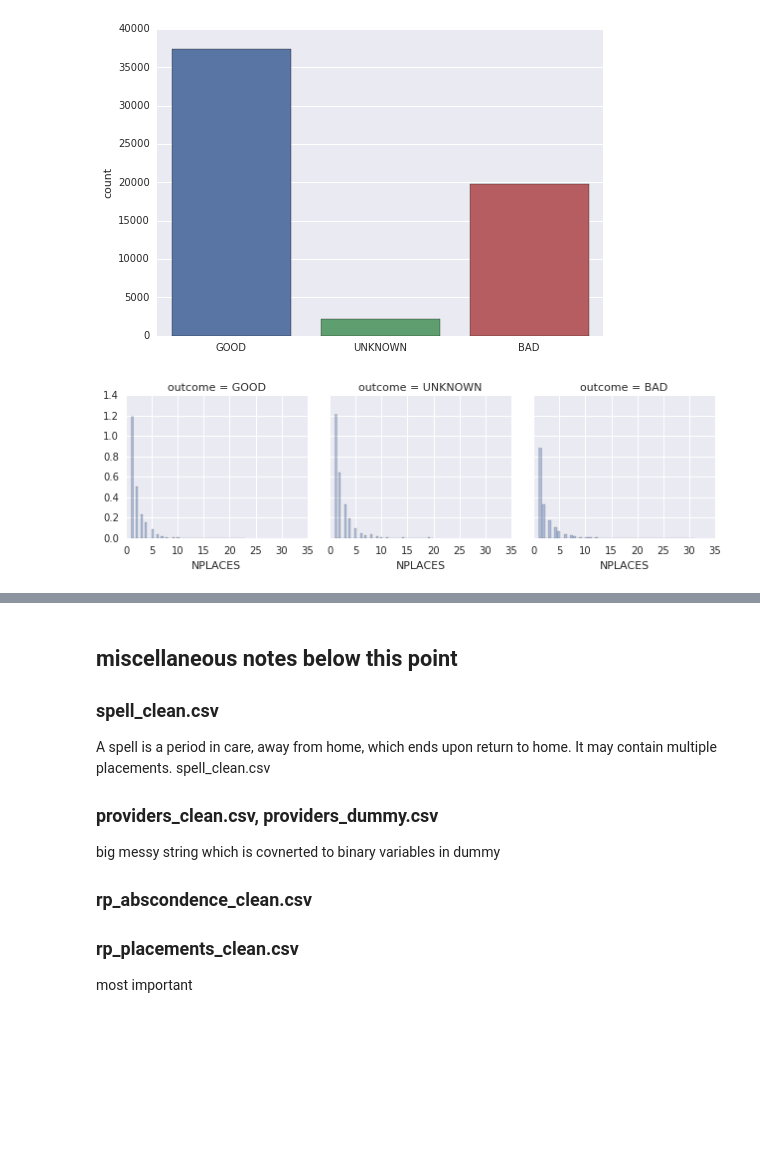
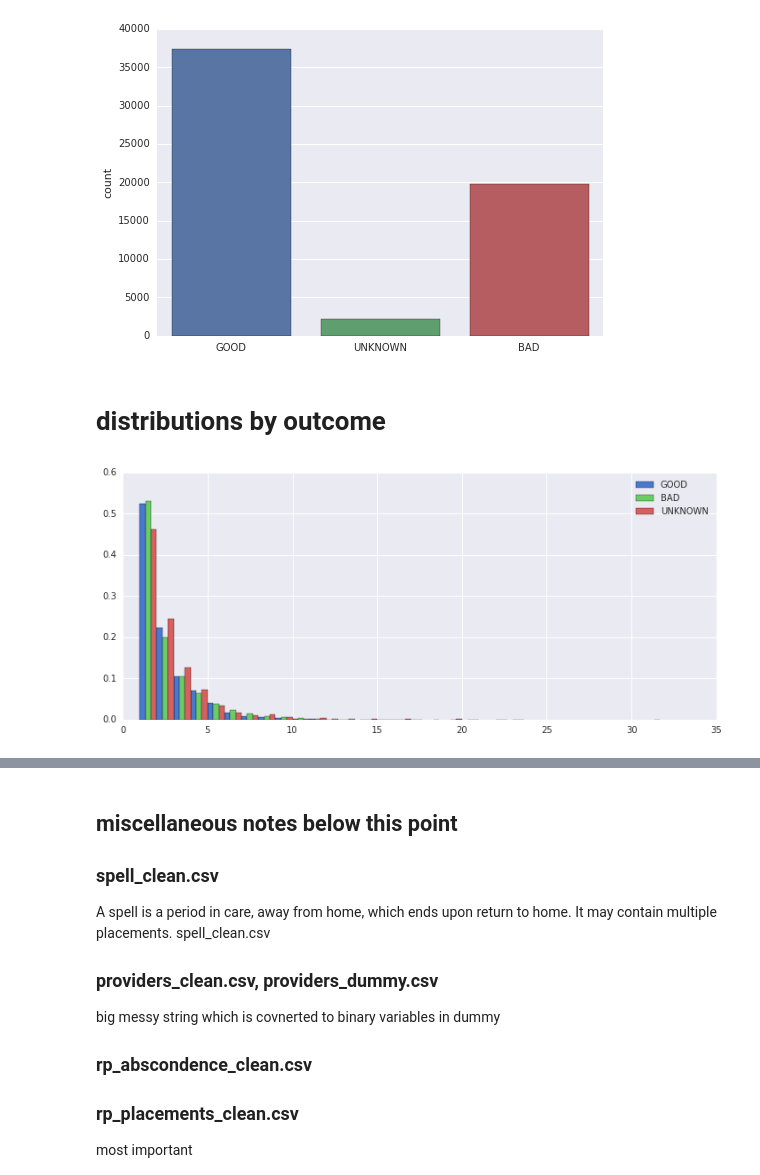
Before and after one commit to rachelauryn/FosterCareMobility, a Jupyter notebook: python/aec.ipynb, the cells around one changed output, grey strips where cells are left out. Saved outputs shown, nothing was run; the diff lists cells and outputs as text; code cells hidden in the pictures; blank space fills up the shorter version.

```diff
--- a/python/aec.ipynb
+++ b/python/aec.ipynb
@@ -86,12 +94,32 @@ sns.countplot(outcomes)
 spells['outcome'] = outcomes
 # %% [output]
 [figure]
-# %%
-# sns.countplot(x = 'NPLACES', hue = 'outcome', data=spells)
-nplaces_pmf_good = lv.get_pmf(spells[spells.outcome=='GOOD'].NPLACES)
-nplaces_pmf_bad = lv.get_pmf(spells[spells.outcome=='BAD'].NPLACES)
-# sns.barplot(nplaces_pmf_good.index, nplaces_pmf_good)
-g = sns.FacetGrid(spells, col='outcome')
-g.map(sns.distplot, 'NPLACES', kde=False, norm_hist=True);
-# %% [output]
-[figure, removed]
+# %% [markdown]
+# distributions by outcome
+# %%
+def dist_by_outcome(col, data=spells, figsize=(12,5)):
+#     g = sns.FacetGrid(spells, col='outcome', size = 4.5)
+#     g.map(sns.distplot, 'NPLACES', kde=False, norm_hist=True, hist_kws={'alpha':1})
+    fig, ax = plt.subplots(1,1, figsize=figsize)
+    for i,x in enumerate(['GOOD', 'BAD', 'UNKNOWN']):
+        series = data[data.outcome==x][col]
+        pmf = lv.get_pmf(series)
+        color = sns.color_palette('muted')
+        ax.bar(pmf.index+i/3, pmf, 1/3, facecolor=color[i], label=x)
+    ax.legend()
+def cdf_by_outcome(col, data=spells, figsize=(12,5), scale='lin'):
+#     g = sns.FacetGrid(spells, col='outcome', size = 4.5)
+#     g.map(sns.distplot, 'NPLACES', kde=False, norm_hist=True, hist_kws={'alpha':1})
+    fig, ax = plt.subplots(1,1, figsize=figsize)
+    for i,x in enumerate(['GOOD', 'BAD', 'UNKNOWN']):
+        series = data[data.outcome==x][col]
+        cmf = lv.get_cdf(series)
+        color = sns.color_palette('muted')
+        plot_fn = ax.plot if scale=='lin' else ax.semilogx
+        plot_fn(cmf.index, cmf, color=color[i], label=x)
+    ax.legend()
+# %%
+# PMF of number of placements in spell, separated by outcome
+dist_by_outcome('NPLACES')
+# %% [output]
+[figure, added]
```
Also changed, not shown: parts of 9 cells of this notebook.
